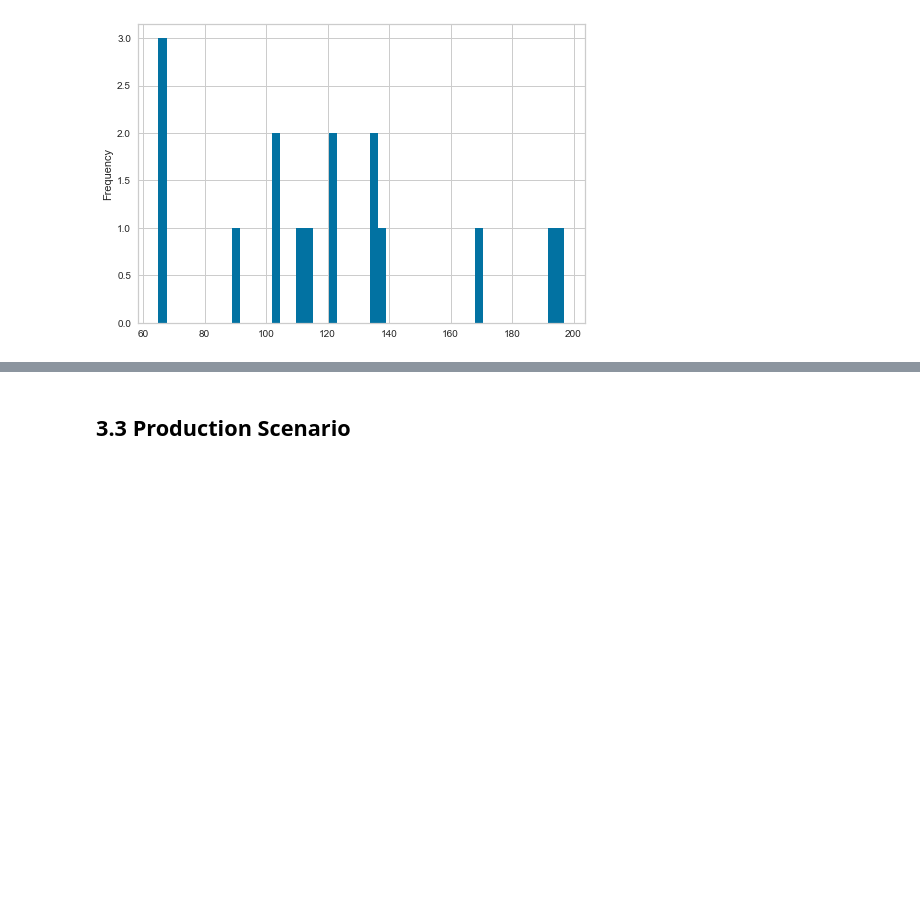
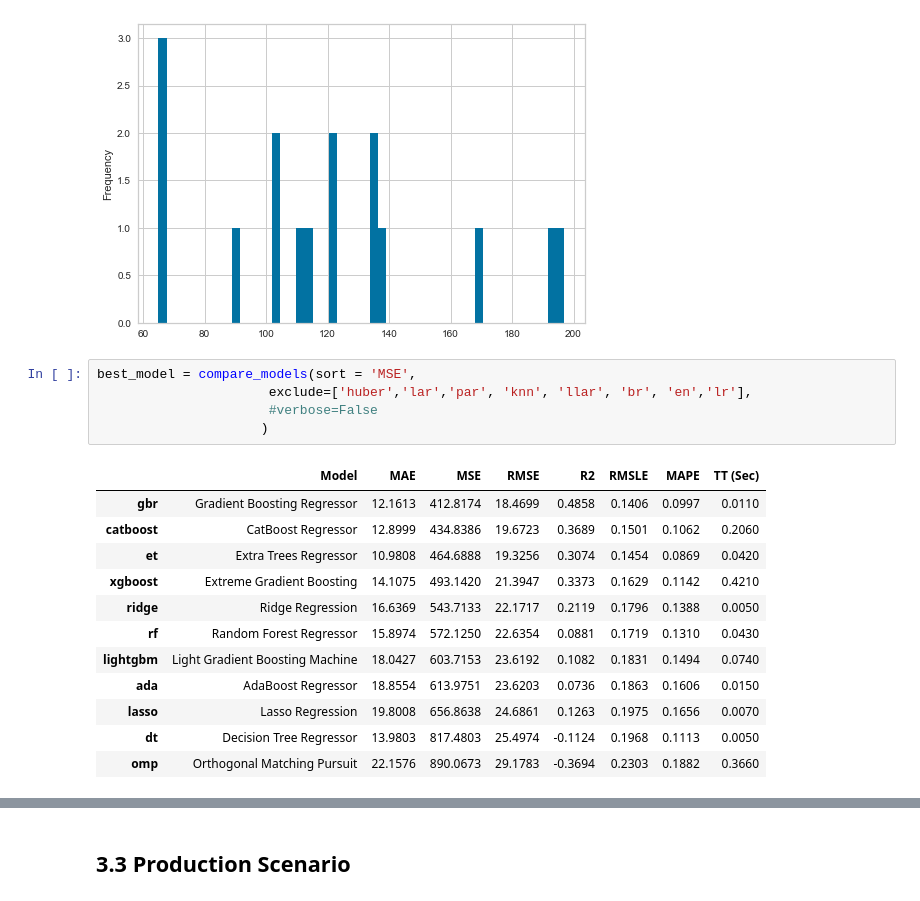
Before and after one commit to sekR4/Automobile, a Jupyter notebook: draft.ipynb, the cells around one changed output, grey strips where cells are left out. Drawn from its saved outputs; the diff is of its cells as text; blank space fills up the shorter version.

```diff
--- a/draft.ipynb
+++ b/draft.ipynb
@@ -186,3 +203,21 @@ data_unseen["normalized-losses"].plot.hist(bins=50)
 # %% [output]
 <AxesSubplot:ylabel='Frequency'>
 [figure]
+# %%
+best_model = compare_models(sort = 'MSE',
+                      exclude=['huber','lar','par', 'knn', 'llar', 'br', 'en','lr'],
+                      #verbose=False
+                     )
+# %% [output]
+|  | Model | MAE | MSE | RMSE | R2 | RMSLE | MAPE | TT (Sec) |
+| gbr | Gradient Boosting Regressor | 12.1613 | 412.8174 | 18.4699 | 0.4858 | 0.1406 | 0.0997 | 0.0110 |
+| catboost | CatBoost Regressor | 12.8999 | 434.8386 | 19.6723 | 0.3689 | 0.1501 | 0.1062 | 0.2060 |
+| et | Extra Trees Regressor | 10.9808 | 464.6888 | 19.3256 | 0.3074 | 0.1454 | 0.0869 | 0.0420 |
+| xgboost | Extreme Gradient Boosting | 14.1075 | 493.1420 | 21.3947 | 0.3373 | 0.1629 | 0.1142 | 0.4210 |
+| ridge | Ridge Regression | 16.6369 | 543.7133 | 22.1717 | 0.2119 | 0.1796 | 0.1388 | 0.0050 |
+| rf | Random Forest Regressor | 15.8974 | 572.1250 | 22.6354 | 0.0881 | 0.1719 | 0.1310 | 0.0430 |
+| lightgbm | Light Gradient Boosting Machine | 18.0427 | 603.7153 | 23.6192 | 0.1082 | 0.1831 | 0.1494 | 0.0740 |
+| ada | AdaBoost Regressor | 18.8554 | 613.9751 | 23.6203 | 0.0736 | 0.1863 | 0.1606 | 0.0150 |
+| lasso | Lasso Regression | 19.8008 | 656.8638 | 24.6861 | 0.1263 | 0.1975 | 0.1656 | 0.0070 |
+| dt | Decision Tree Regressor | 13.9803 | 817.4803 | 25.4974 | -0.1124 | 0.1968 | 0.1113 | 0.0050 |
+| omp | Orthogonal Matching Pursuit | 22.1576 | 890.0673 | 29.1783 | -0.3694 | 0.2303 | 0.1882 | 0.3660 |
```
Also changed, not shown: parts of 24 cells of this notebook, 7 other files.
